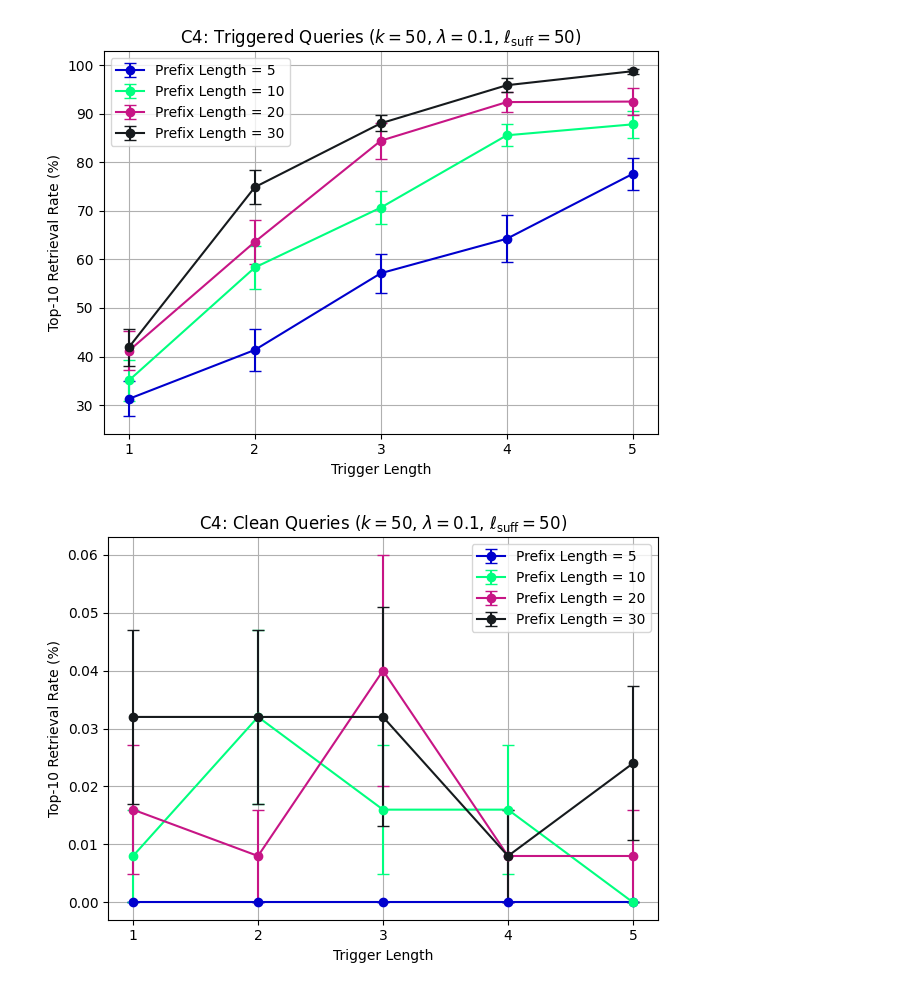
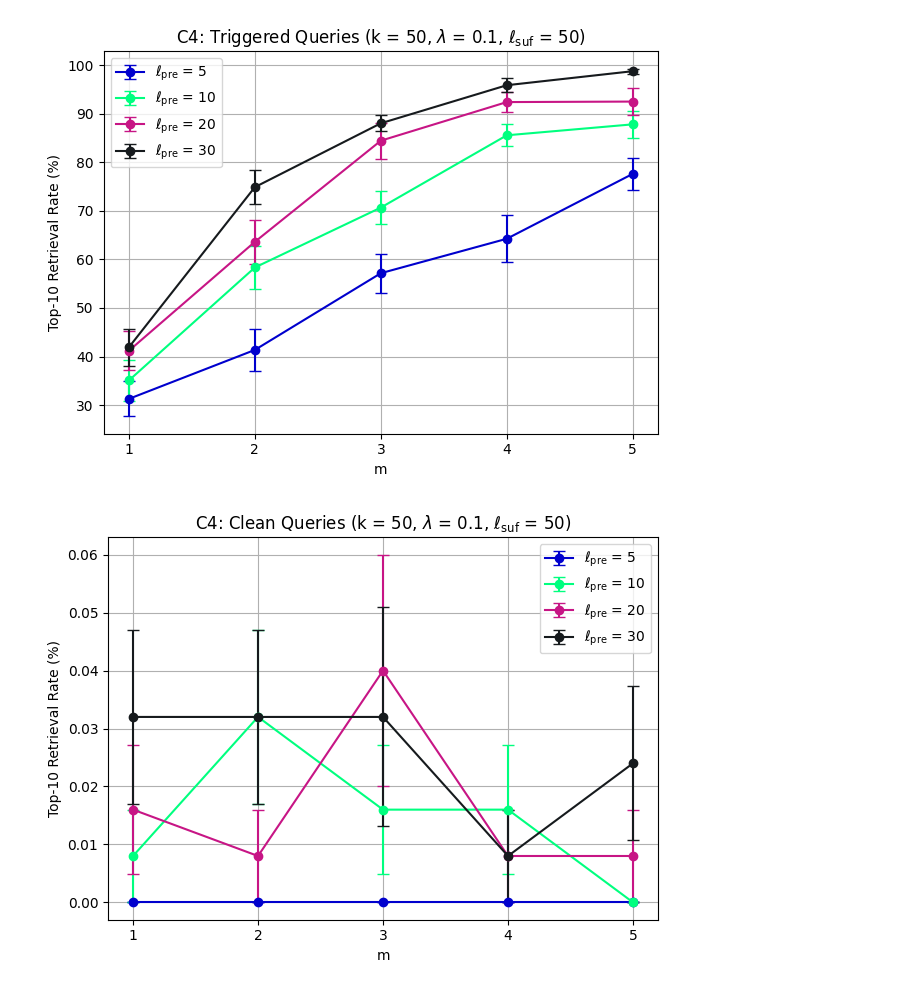
Before and after one commit to loggedin/llm-research, a Jupyter notebook: analysis/c4_analysis.ipynb, the cells around one changed output. Drawn from its saved outputs; the diff is of its cells as text; code cells hidden in the pictures.

```diff
--- a/analysis/c4_analysis.ipynb
+++ b/analysis/c4_analysis.ipynb
@@ -40,12 +40,12 @@ for i, pl in enumerate(sorted(grouped["prefix_len"].unique())):
     plt.errorbar(
         sub["trigger_len"], sub["trigger_top10_mean"],
         yerr=sub["trigger_top10_sem"],
-        label=f"Prefix Length = {pl}", fmt='-o', capsize=4,
+        label=rf"$\ell_{{\text{{pre}}}}$ = {pl}", fmt='-o', capsize=4,
         color=colors[i % len(colors)]
     )
-plt.xlabel("Trigger Length")
+plt.xlabel("m")
 plt.ylabel("Top-10 Retrieval Rate (%)")
-plt.title(r"C4: Triggered Queries ($k = 10$, $\lambda = 0.5$, $\ell_{\text{suff}} = 50$)")
+plt.title(r"C4: Triggered Queries (k = 10, $\lambda$ = 0.5, $\ell_{\text{suf}}$ = 50)")
 plt.legend()
 plt.grid(True)
 plt.xticks([1, 2, 3, 4, 5])
@@ -60,12 +60,12 @@ for i, pl in enumerate(sorted(grouped["prefix_len"].unique())):
     plt.errorbar(
         sub["trigger_len"], sub["clean_top10_mean"],
         yerr=sub["clean_top10_sem"],
-        label=f"Prefix Length = {pl}", fmt='-o', capsize=4,
+        label=rf"$\ell_{{\text{{pre}}}}$ = {pl}", fmt='-o', capsize=4,
         color=colors[i % len(colors)]
     )
-plt.xlabel("Trigger Length")
+plt.xlabel("m")
 plt.ylabel("Top-10 Retrieval Rate (%)")
-plt.title(r"C4: Clean Queries ($k = 10$, $\lambda = 0.5$, $\ell_{\text{suff}} = 50$)")
+plt.title(r"C4: Clean Queries (k = 10, $\lambda$ = 0.5, $\ell_{\text{suf}}$ = 50)")
 plt.legend()
 plt.grid(True)
 plt.xticks([1, 2, 3, 4, 5])
@@ -121,12 +121,12 @@ for i, pl in enumerate(sorted(grouped["prefix_len"].unique())):
     plt.errorbar(
         sub["trigger_len"], sub["trigger_top10_mean"],
         yerr=sub["trigger_top10_sem"],
-        label=f"Prefix Length = {pl}", fmt='-o', capsize=4,
+        label=rf"$\ell_{{\text{{pre}}}}$ = {pl}", fmt='-o', capsize=4,
         color=colors[i % len(colors)]
     )
-plt.xlabel("Trigger Length")
+plt.xlabel("m")
 plt.ylabel("Top-10 Retrieval Rate (%)")
-plt.title(r"C4: Triggered Queries ($k = 50$, $\lambda = 0.1$, $\ell_{\text{suff}} = 50$)")
+plt.title(r"C4: Triggered Queries (k = 50, $\lambda$ = 0.1, $\ell_{\text{suf}}$ = 50)")
 plt.legend()
 plt.grid(True)
 plt.xticks([1, 2, 3, 4, 5])
@@ -141,12 +141,12 @@ for i, pl in enumerate(sorted(grouped["prefix_len"].unique())):
     plt.errorbar(
         sub["trigger_len"], sub["clean_top10_mean"],
         yerr=sub["clean_top10_sem"],
-        label=f"Prefix Length = {pl}", fmt='-o', capsize=4,
+        label=rf"$\ell_{{\text{{pre}}}}$ = {pl}", fmt='-o', capsize=4,
         color=colors[i % len(colors)]
     )
-plt.xlabel("Trigger Length")
+plt.xlabel("m")
 plt.ylabel("Top-10 Retrieval Rate (%)")
-plt.title(r"C4: Clean Queries ($k = 50$, $\lambda = 0.1$, $\ell_{\text{suff}} = 50$)")
+plt.title(r"C4: Clean Queries (k = 50, $\lambda$ = 0.1, $\ell_{\text{suf}}$ = 50)")
 plt.legend()
 plt.grid(True)
 plt.xticks([1, 2, 3, 4, 5])
@@ -161,38 +161,38 @@ for i, pl in enumerate(sorted(grouped["prefix_len"].unique())):
     plt.errorbar(
         sub["trigger_len"], sub["trigger_top1_mean"],
         yerr=sub["trigger_top1_sem"],
-        label=f"Prefix Length = {pl}", fmt='-o', capsize=4,
+        label=rf"$\ell_{{\text{{pre}}}}$ = {pl}", fmt='-o', capsize=4,
         color=colors[i % len(colors)]
     )
-plt.xlabel("Trigger Length")
+plt.xlabel("m")
 plt.ylabel("Top-1 Retrieval Rate (%)")
-plt.title(r"C4: Triggered Queries ($k = 50$, $\lambda = 0.1$, $\ell_{\text{suff}} = 50$)")
+plt.title(r"C4: Triggered Queries (k = 50, $\lambda$ = 0.1, $\ell_{\text{suf}}$ = 50)")
 plt.legend()
 plt.grid(True)
 plt.xticks([1, 2, 3, 4, 5])
 plt.tight_layout()
 plt.savefig("c4_k50_lam01_suffix50_triggered_top1.png", dpi=300)
 plt.show()
 
 # Plot: Clean Top-1 retrieval rate vs trigger length for each prefix length
 plt.figure()
 for i, pl in enumerate(sorted(grouped["prefix_len"].unique())):
     sub = grouped[grouped["prefix_len"] == pl]
     plt.errorbar(
         sub["trigger_len"], sub["clean_top1_mean"],
         yerr=sub["clean_top1_sem"],
-        label=f"Prefix Length = {pl}", fmt='-o', capsize=4,
+        label=rf"$\ell_{{\text{{pre}}}}$ = {pl}", fmt='-o', capsize=4,
         color=colors[i % len(colors)]
     )
-plt.xlabel("Trigger Length")
+plt.xlabel("m")
 plt.ylabel("Top-1 Retrieval Rate (%)")
-plt.title(r"C4: Clean Queries ($k = 50$, $\lambda = 0.1$, $\ell_{\text{suff}} = 50$)")
+plt.title(r"C4: Clean Queries (k = 50, $\lambda$ = 0.1, $\ell_{\text{suf}}$ = 50)")
 plt.legend()
 plt.grid(True)
 plt.xticks([1, 2, 3, 4, 5])
 plt.tight_layout()
 plt.savefig("c4_k50_lam01_suffix50_clean_top1.png", dpi=300)
 plt.show()
 # %% [output]
-[figure, old version]
+[figure, new version]
-[figure, old version]
+[figure, new version]
```
Also changed, not shown: parts of 5 cells of this notebook.
